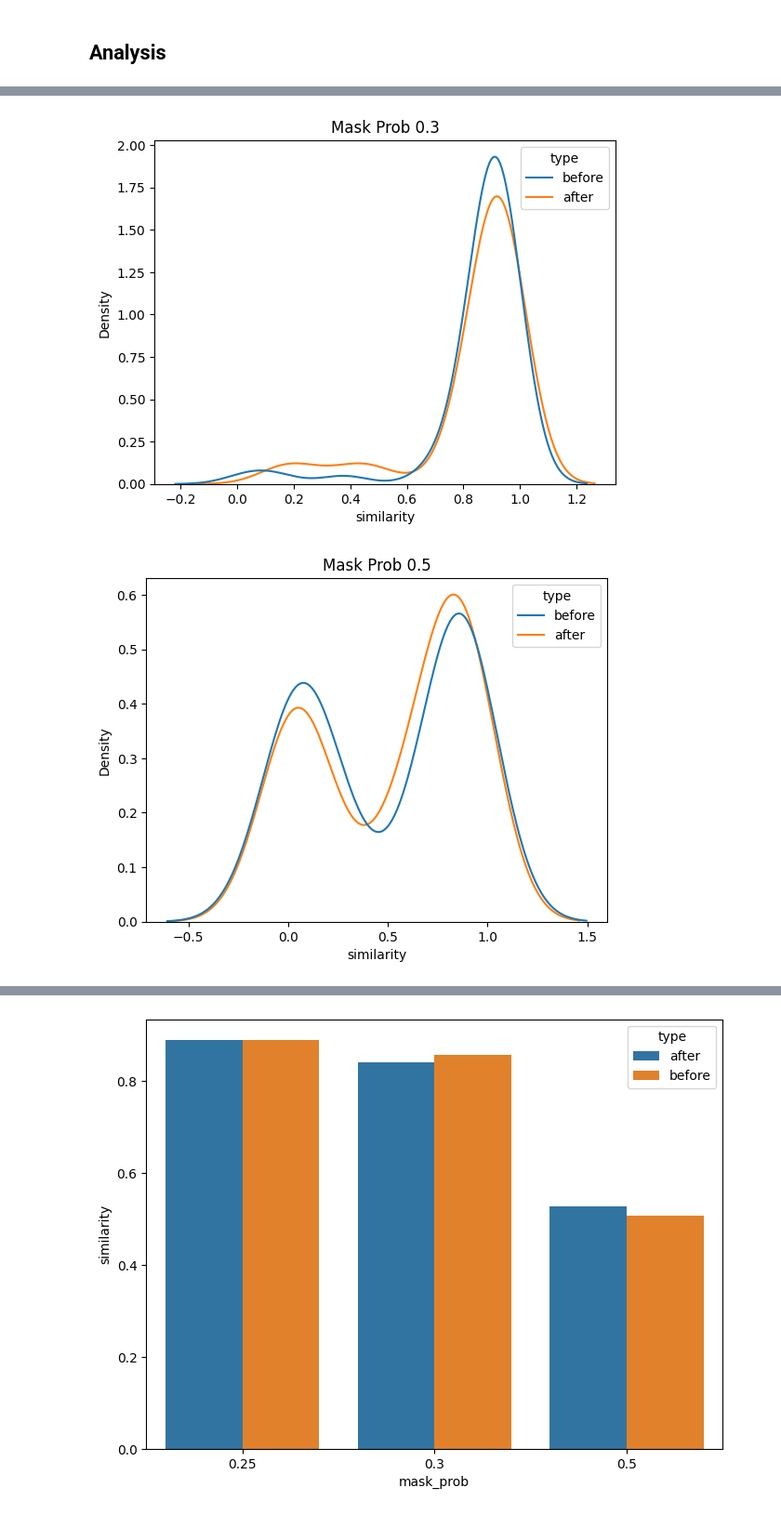
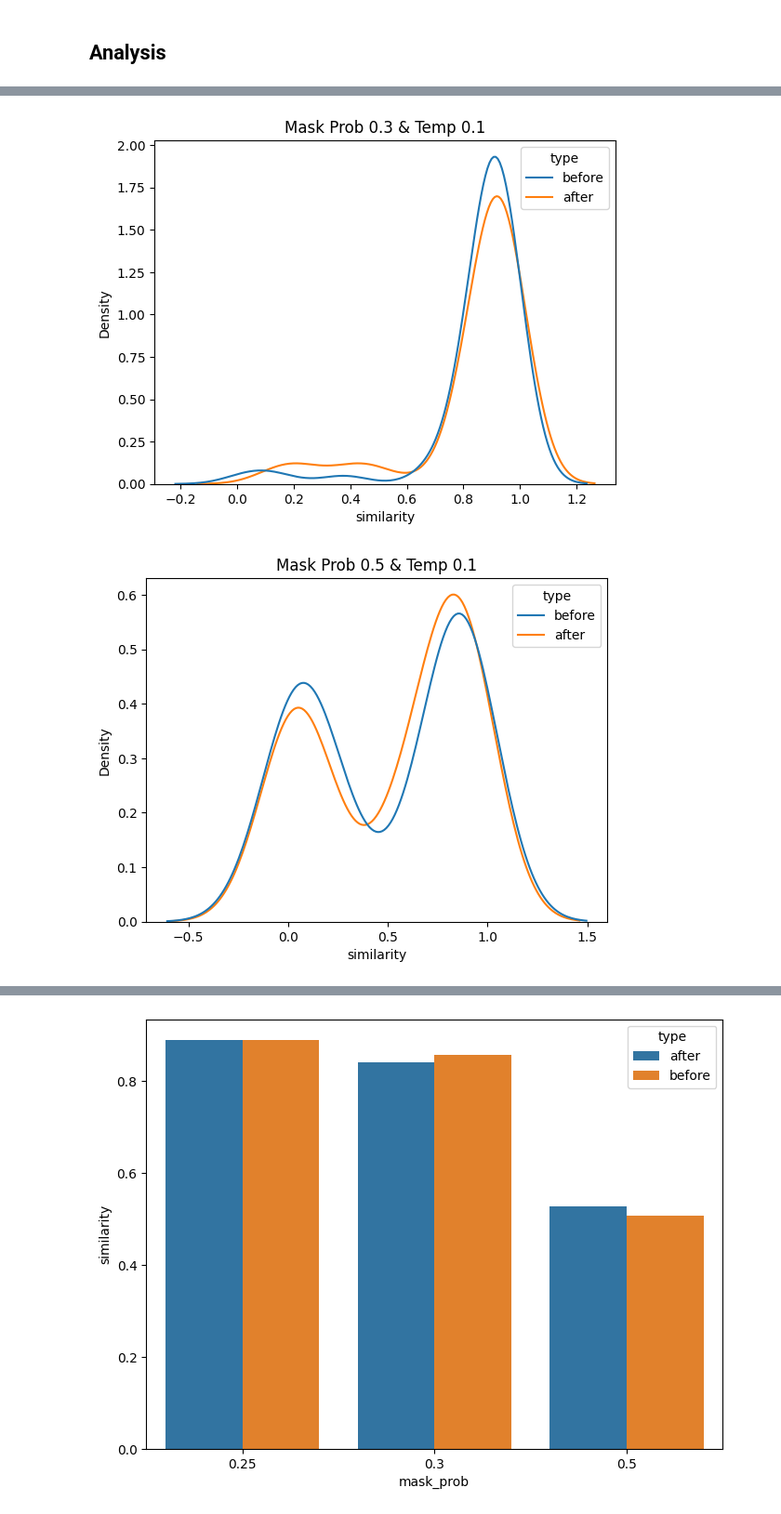
Before and after one commit to millionhz/llm-membership-inference, a Jupyter notebook: analysis/mask-analysis.ipynb, the cells around one changed output, grey strips where cells are left out. Shown at 93% size. Drawn from its saved outputs; the diff is of its cells as text; code cells hidden in the pictures.

```diff
--- a/analysis/mask-analysis.ipynb
+++ b/analysis/mask-analysis.ipynb
@@ -42,7 +69,8 @@ def add_similarity_scores(df):
 ## Read Data
 # %%
 PAPERS_CONTEXTLENGTH_FILES = [
-    '../completions/masked-papers-completions-temperature-0.1.jsonl'
+    '../completions/masked-papers-completions-temperature-0.1.jsonl',
+    '../completions/masked-papers-completions-temperature-0.5.jsonl'
 ]
 # %%
 papers_completions = []
@@ -76,12 +105,14 @@ plt.show()
 # %%
-sns.kdeplot(data=papers_completions[papers_completions['mask_prob'] == 0.3], x="similarity", hue='type')
-plt.title('Mask Prob 0.3')
+d = papers_completions[(papers_completions['mask_prob'] == 0.3) & (papers_completions['temperature'] == 0.1)]
+sns.kdeplot(data=d, x="similarity", hue='type')
+plt.title('Mask Prob 0.3 & Temp 0.1')
 plt.show()
 # %% [output]
-[figure, old version]
+[figure, new version]
 # %%
-sns.kdeplot(data=papers_completions[papers_completions['mask_prob'] == 0.5], x="similarity", hue='type')
-plt.title('Mask Prob 0.5')
+d = papers_completions[(papers_completions['mask_prob'] == 0.5) & (papers_completions['temperature'] == 0.1)]
+sns.kdeplot(data=d, x="similarity", hue='type')
+plt.title('Mask Prob 0.5 & Temp 0.1')
 plt.show()
 # %% [output]
-[figure, old version]
+[figure, new version]
```
Also changed, not shown: parts of 29 cells of this notebook, 2 other files.
